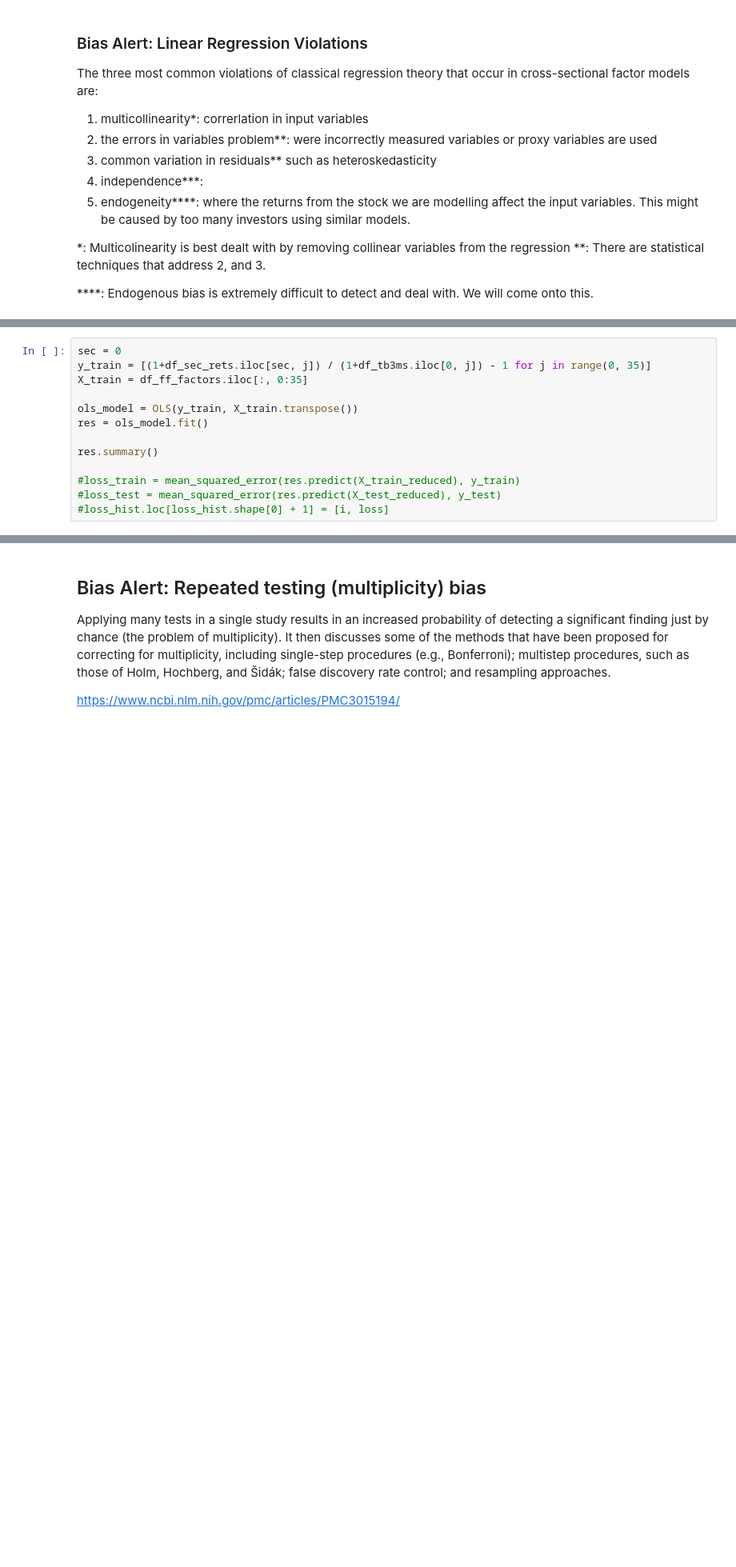
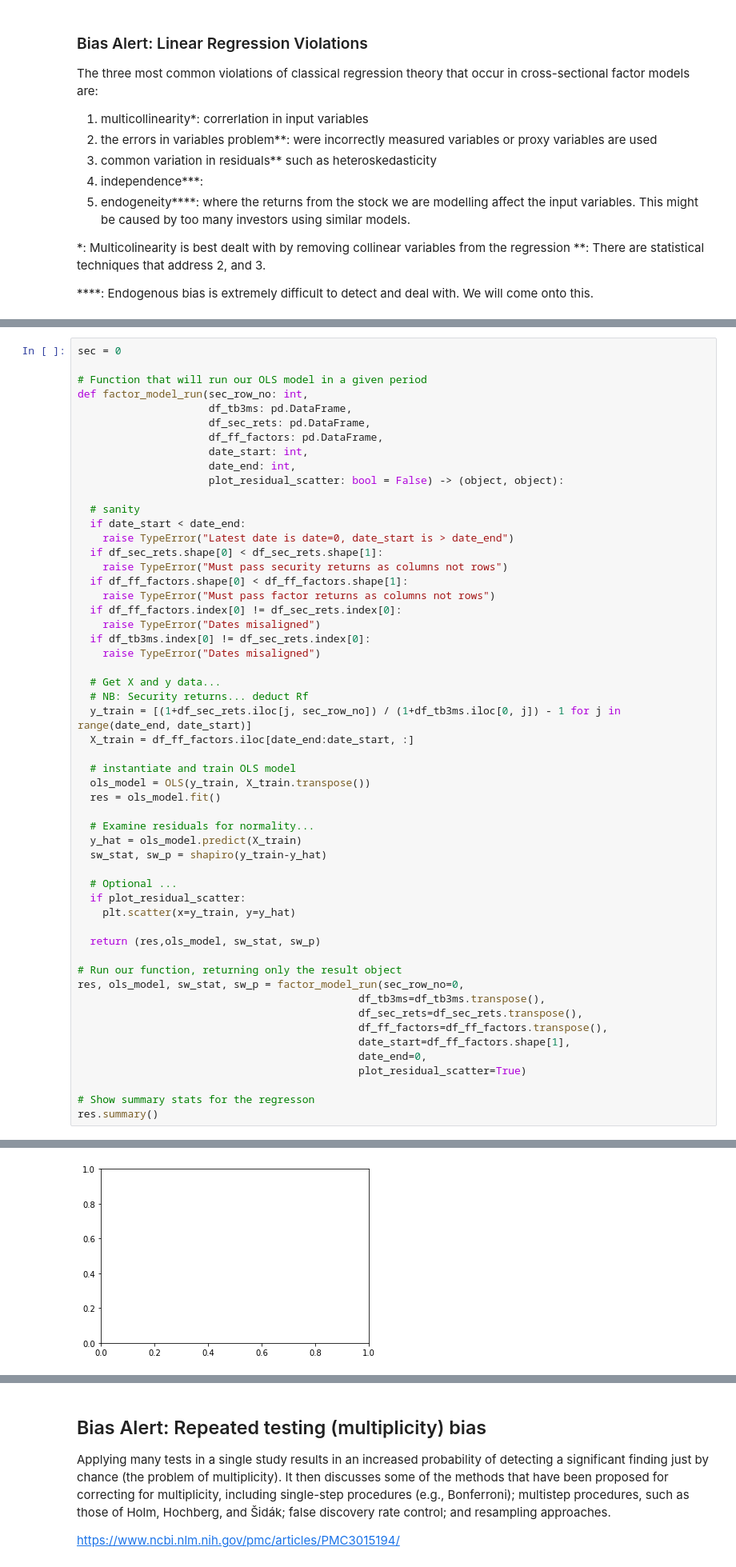
Before and after one commit to danphilps/Investment-SAI, a Jupyter notebook: M6_Investment.ipynb, the cells around one changed output, grey strips where cells are left out. Shown at 80% size. Cells and saved outputs as stored; diff of their text form; blank space fills up the shorter version.

```diff
--- a/M6_Investment.ipynb
+++ b/M6_Investment.ipynb
@@ -306,15 +312,56 @@ plt.show()
 [figure]
 # %%
 sec = 0
-y_train = [(1+df_sec_rets.iloc[sec, j]) / (1+df_tb3ms.iloc[0, j]) - 1 for j in range(0, 35)]
-X_train = df_ff_factors.iloc[:, 0:35]
 
-ols_model = OLS(y_train, X_train.transpose())
-res = ols_model.fit()
+# Function that will run our OLS model in a given period
+def factor_model_run(sec_row_no: int,
+                     df_tb3ms: pd.DataFrame,
+                     df_sec_rets: pd.DataFrame,
+                     df_ff_factors: pd.DataFrame,
+                     date_start: int,
+                     date_end: int,
+                     plot_residual_scatter: bool = False) -> (object, object):
 
+  # sanity
+  if date_start < date_end:
+    raise TypeError("Latest date is date=0, date_start is > date_end")
+  if df_sec_rets.shape[0] < df_sec_rets.shape[1]:
+    raise TypeError("Must pass security returns as columns not rows")
+  if df_ff_factors.shape[0] < df_ff_factors.shape[1]:
+    raise TypeError("Must pass factor returns as columns not rows")
+  if df_ff_factors.index[0] != df_sec_rets.index[0]:
+    raise TypeError("Dates misaligned")
+  if df_tb3ms.index[0] != df_sec_rets.index[0]:
+    raise TypeError("Dates misaligned")
+
+  # Get X and y data...
+  # NB: Security returns... deduct Rf
+  y_train = [(1+df_sec_rets.iloc[j, sec_row_no]) / (1+df_tb3ms.iloc[0, j]) - 1 for j in range(date_end, date_start)]
+  X_train = df_ff_factors.iloc[date_end:date_start, :]
+
+  # instantiate and train OLS model
+  ols_model = OLS(y_train, X_train.transpose())
+  res = ols_model.fit()
+
+  # Examine residuals for normality...
+  y_hat = ols_model.predict(X_train)
+  sw_stat, sw_p = shapiro(y_train-y_hat)
+
+  # Optional ...
+  if plot_residual_scatter:
+    plt.scatter(x=y_train, y=y_hat)
+
+  return (res,ols_model, sw_stat, sw_p)
+
+# Run our function, returning only the result object
+res, ols_model, sw_stat, sw_p = factor_model_run(sec_row_no=0,
+                                             df_tb3ms=df_tb3ms.transpose(),
+                                             df_sec_rets=df_sec_rets.transpose(),
+                                             df_ff_factors=df_ff_factors.transpose(),
+                                             date_start=df_ff_factors.shape[1],
+                                             date_end=0,
+                                             plot_residual_scatter=True)
+
+# Show summary stats for the regresson
 res.summary()
-
-#loss_train = mean_squared_error(res.predict(X_train_reduced), y_train)
-#loss_test = mean_squared_error(res.predict(X_test_reduced), y_test)
-#loss_hist.loc[loss_hist.shape[0] + 1] = [i, loss]
 # %% [output]
@@ -344,0 +369 @@ Notes:
+[figure, added]
```
Also changed, not shown: parts of 7 cells of this notebook.
